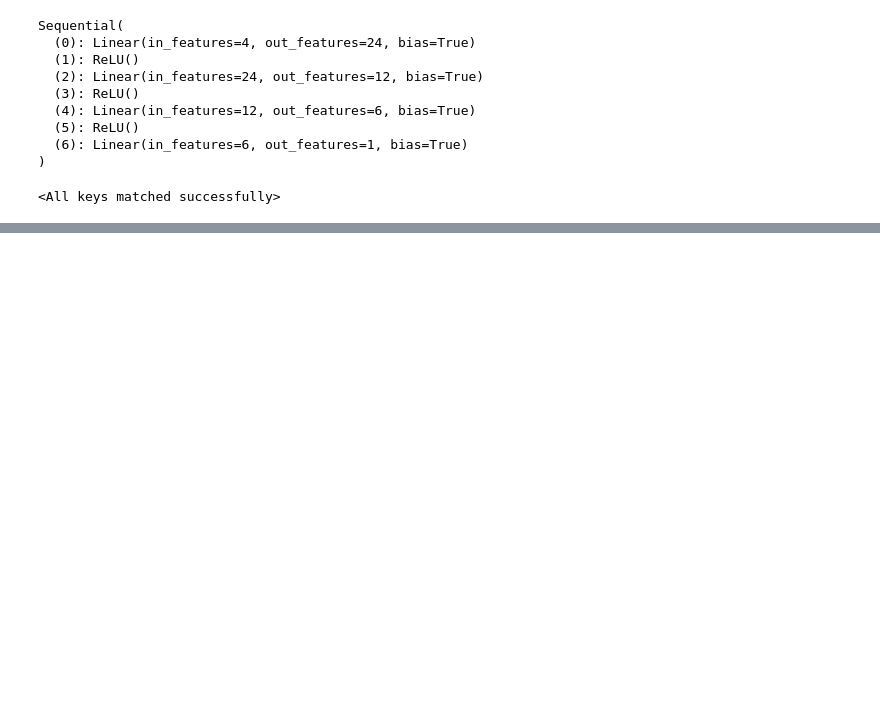
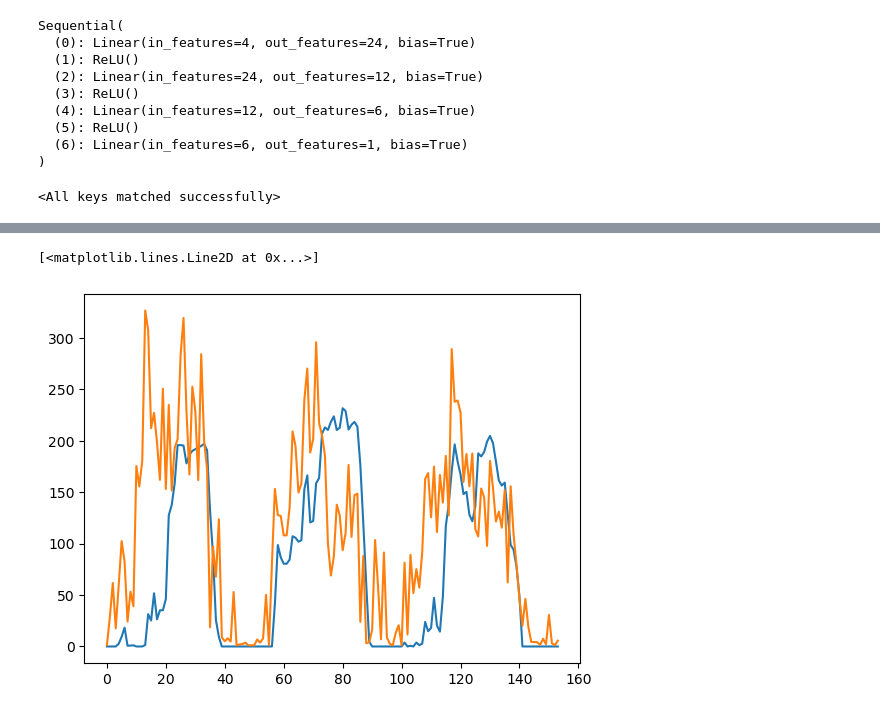
Before and after one commit to rguilcas/GFI-ML-evening-course, a Jupyter notebook: test_notebook.ipynb, the cells around one changed output, grey strips where cells are left out. Drawn from its saved outputs; the diff is of its cells as text; code cells hidden in the pictures; blank space fills up the shorter version.

```diff
--- a/test_notebook.ipynb
+++ b/test_notebook.ipynb
@@ -140,0 +142,6 @@ RMSE: 83.96
+# %%
+plt.plot(y_test)
+plt.plot(y_pred.detach())
+# %% [output]
+[<matplotlib.lines.Line2D at 0x...>]
+[figure, added]
```
Also changed, not shown: parts of 4 cells of this notebook, 2 other files.
